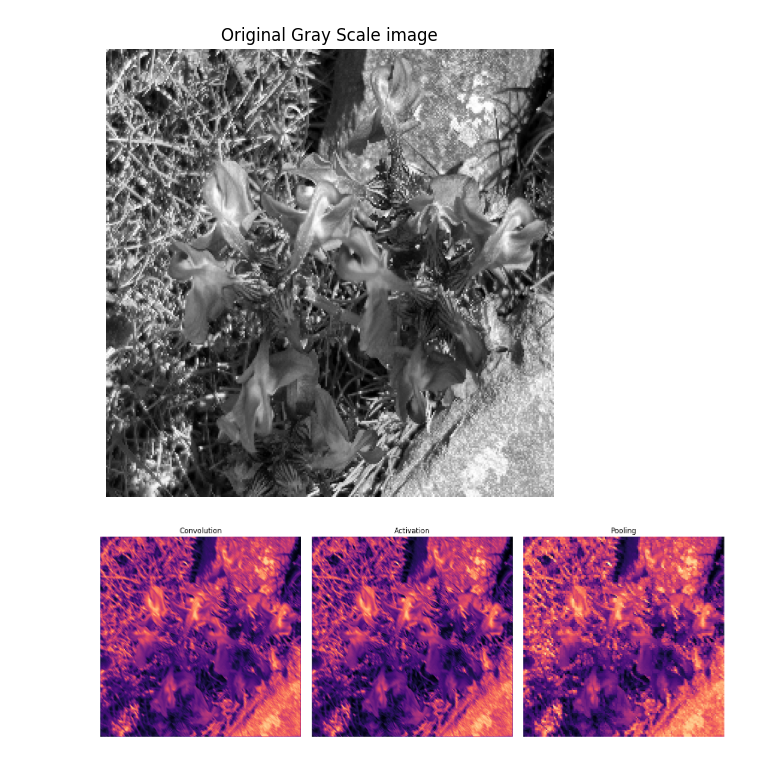
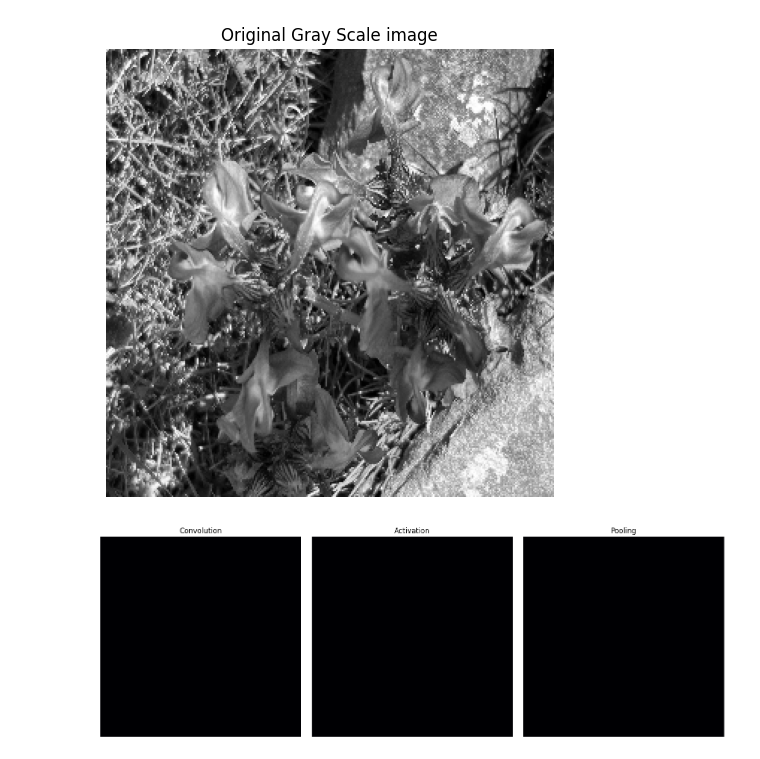
Before and after one commit to MANS555/AIML_TRAINING_MANISH_SAHU, a Jupyter notebook: ASSIGNMENT1CNNFILTER3.ipynb, the cells around one changed output. Saved outputs shown, nothing was run; the diff lists cells and outputs as text; code cells hidden in the pictures.

```diff
--- a/ASSIGNMENT1CNNFILTER3.ipynb
+++ b/ASSIGNMENT1CNNFILTER3.ipynb
@@ -12,9 +12,9 @@ plt.rc('figure', autolayout=True)
 plt.rc('image', cmap='magma')
 
 # define the kernel
-kernel = tf.constant([[8, -1, -1],
-					[-1, 8, -1],
-					[-1, -1, 8],
+kernel = tf.constant([[0, 0, 0],
+					[0, 0, 0],
+					[0, 0, 0],
 				])
 
 # load the image
@@ -61,31 +61,31 @@ plt.title('Convolution')
 # activation layer
 relu_fn = tf.nn.relu
 # Image detection
 image_detect = relu_fn(image_filter)
 
 plt.subplot(1, 3, 2)
 plt.imshow(
 	# Reformat for plotting
 	tf.squeeze(image_detect)
 )
 
 plt.axis('off')
 plt.title('Activation')
 
 # Pooling layer
 pool = tf.nn.pool
 image_condense = pool(input=image_detect,
 							window_shape=(2, 2),
 							pooling_type='MAX',
 							strides=(2, 2),
 							padding='SAME',
 							)
 
 plt.subplot(1, 3, 3)
 plt.imshow(tf.squeeze(image_condense))
 plt.axis('off')
 plt.title('Pooling')
 plt.show()
 # %% [output]
 [figure]
-[figure, old version]
+[figure, new version]
```
